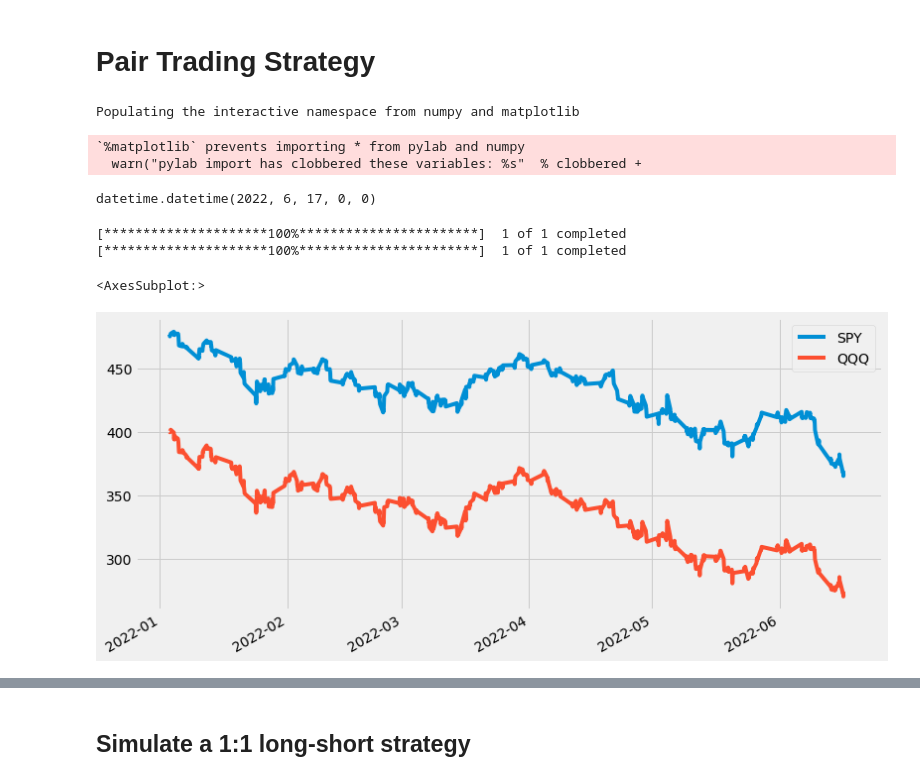
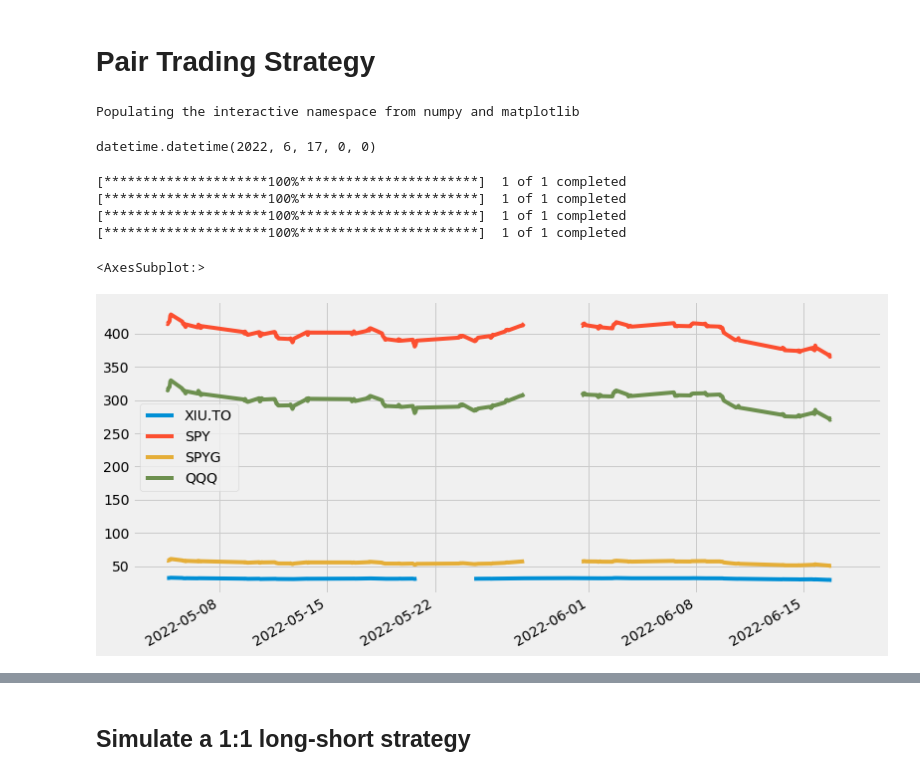
Before and after one commit to alik604/algorithmic-trading, a Jupyter notebook: Pair trading strategy.ipynb, the cells around one changed output, grey strips where cells are left out. Cells and saved outputs as stored; diff of their text form; code cells hidden in the pictures.

```diff
--- a/Pair trading strategy.ipynb
+++ b/Pair trading strategy.ipynb
@@ -23,33 +23,41 @@ plt.style.use('fivethirtyeight')
 
 
 start = datetime.datetime(2022,1,1)
+start = datetime.datetime(2022,5,4)
 end = datetime.datetime(2022,6,17)
 # end = datetime.date.today()
 end
 # %% [output]
 Populating the interactive namespace from numpy and matplotlib
-`%matplotlib` prevents importing * from pylab and numpy
-  warn("pylab import has clobbered these variables: %s"  % clobbered +
+datetime.datetime(2022, 6, 17, 0, 0)
-datetime.datetime(2022, 6, 17, 0, 0)
 # %%
 # // should add the ETFs: TIT and TEC
 
-ls = ['SPY', 'QQQ']
-# ls = ['ROKU', 'SHOP']
+# QQQJ is next Gen QQQ https://etfdb.com/etf/QQQJ/#holdings
+# CLIX is ProShares Long Online/Short Stores ETF # https://etfdb.com/etf/CLIX/#holdings
+# XLG is Invesco S&P 500 Top 50 ETF # https://etfdb.com/etf/XLG/#holdings
+# ONLN is ProShares Online Retail ETF # https://etfdb.com/etf/ONLN/#holdings
+# SKYY is First Trust Cloud Computing ETF # https://etfdb.com/etf/SKYY/#holdings
+# MILN is Global X Millennial Consumer ETF #  https://etfdb.com/etf/MILN/#holdings
+ls = ["SPYV", "SPY", "QQQ", "QQQJ", "CLIX", "ONLN", "SKYY", "MILN"]
+
+ls = ['XIU.TO', 'SPY', 'SPYG', 'QQQ']
 
 ETF = ls[0]
-ls  = list(set(ls))
+# ls  = list(set(ls))
 
-data = {}
+data = {} # dict(SPY=yf.download(ETF, start, end, interval = '1h')["Adj Close"])
 for i in ls:
   arry = yf.download(i, start, end, interval = '1h')
   data[i] = arry["Adj Close"]
 
 stocks = pd.DataFrame(data)
 stocks.plot(grid = True)
 # %% [output]
 [*********************100%***********************]  1 of 1 completed
 [*********************100%***********************]  1 of 1 completed
+[*********************100%***********************]  1 of 1 completed
+[*********************100%***********************]  1 of 1 completed
 <AxesSubplot:>
-[figure, old version]
+[figure, new version]
 # %%
```
Also changed, not shown: parts of 11 cells of this notebook.
